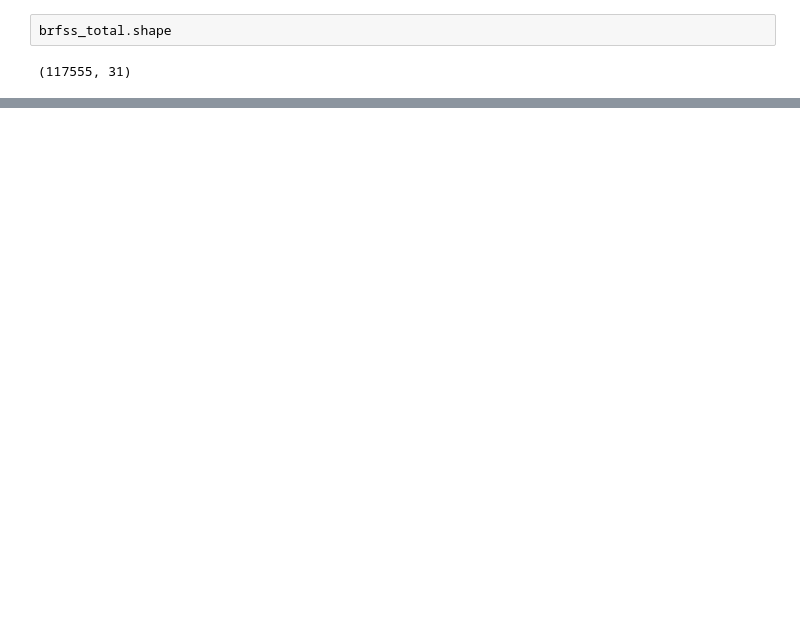
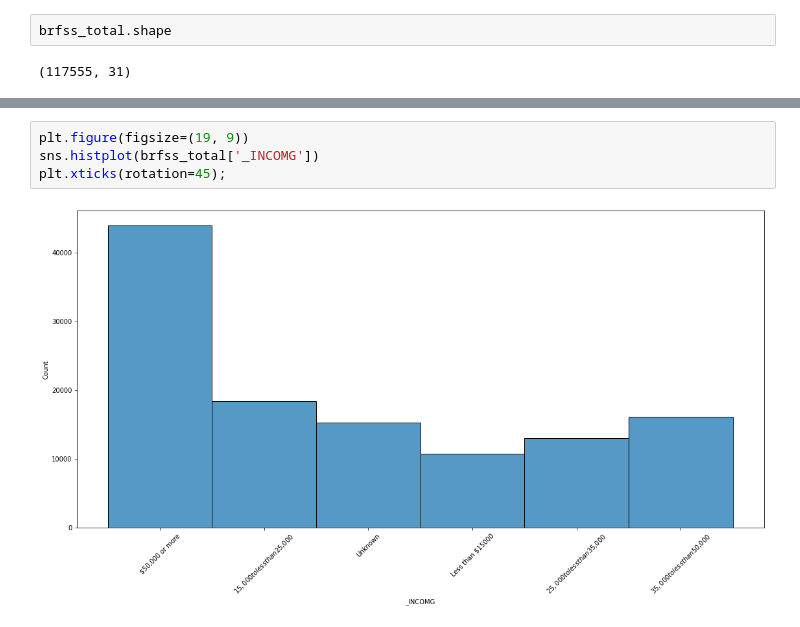
Before and after one commit to eklee151/Adverse-Childhood-Experiences, a Jupyter notebook: 3_eda.ipynb, the cells around one changed output, grey strips where cells are left out. Drawn from its saved outputs; the diff is of its cells as text; blank space fills up the shorter version.

```diff
--- a/3_eda.ipynb
+++ b/3_eda.ipynb
@@ -201,0 +148,6 @@ sns.heatmap(brfss_total[['ACEDEPRS', 'ACEDRINK', 'ACEDRUGS', 'ACEPRISN', 'ACEDIV
+# %%
+plt.figure(figsize=(19, 9))
+sns.histplot(brfss_total['_INCOMG'])
+plt.xticks(rotation=45);
+# %% [output]
+[figure, added]
```
Also changed, not shown: parts of 117 cells of this notebook, 2 other files.
